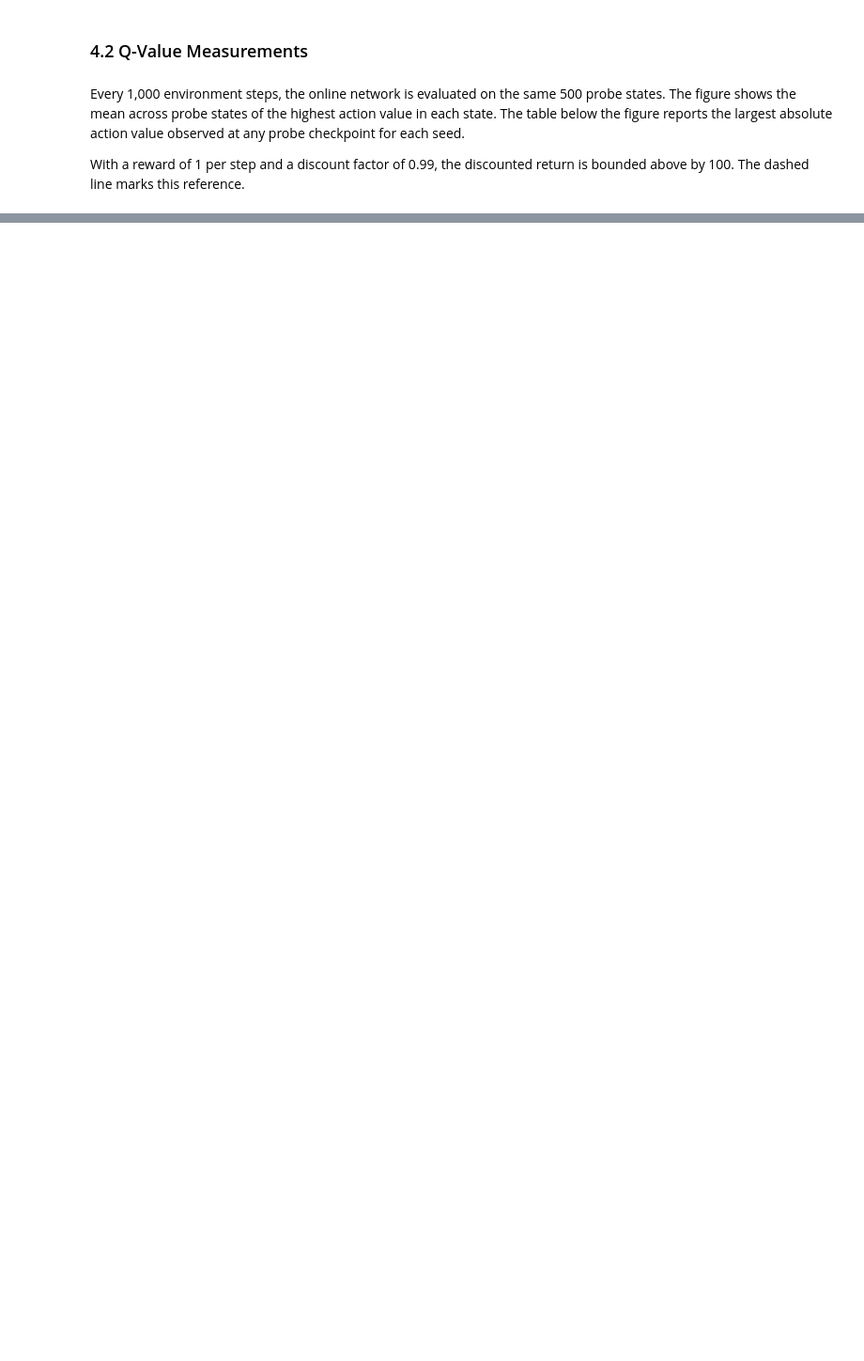
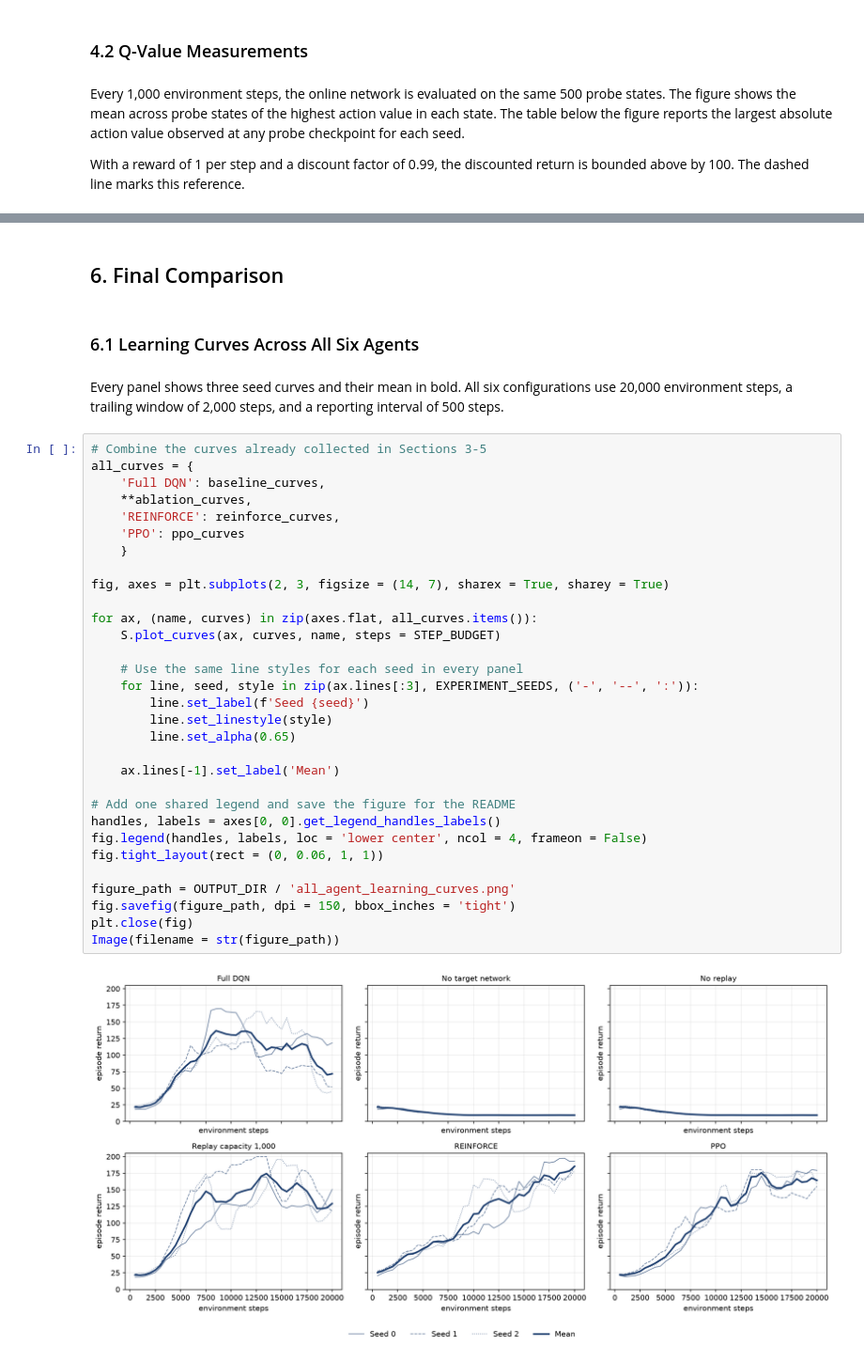
Before and after one commit to dancmartin11/aigc-5500-lab-09-training-an-rl-agent, a Jupyter notebook: daniel_alejandro_castillo_martin_LAB9.ipynb, the cells around one changed output, grey strips where cells are left out. Shown at 94% size. Drawn from its saved outputs; the diff is of its cells as text; blank space fills up the shorter version.

Commit message:
2026-11-25 - Add REINFORCE and PPO and compare all six CartPole configurations.

```diff
--- a/daniel_alejandro_castillo_martin_LAB9.ipynb
+++ b/daniel_alejandro_castillo_martin_LAB9.ipynb
@@ -359,0 +440,39 @@ The 1,000-transition buffer reached 150 on all three seeds and achieved a mean f
+# %% [markdown]
+## 6. Final Comparison
+# %% [markdown]
+### 6.1 Learning Curves Across All Six Agents
+# %% [markdown]
+Every panel shows three seed curves and their mean in bold. All six configurations use 20,000 environment steps, a trailing window of 2,000 steps, and a reporting interval of 500 steps.
+# %%
+# Combine the curves already collected in Sections 3-5
+all_curves = {
+    'Full DQN': baseline_curves,
+    **ablation_curves,
+    'REINFORCE': reinforce_curves,
+    'PPO': ppo_curves
+    }
+
+fig, axes = plt.subplots(2, 3, figsize = (14, 7), sharex = True, sharey = True)
+
+for ax, (name, curves) in zip(axes.flat, all_curves.items()):
+    S.plot_curves(ax, curves, name, steps = STEP_BUDGET)
+
+    # Use the same line styles for each seed in every panel
+    for line, seed, style in zip(ax.lines[:3], EXPERIMENT_SEEDS, ('-', '--', ':')):
+        line.set_label(f'Seed {seed}')
+        line.set_linestyle(style)
+        line.set_alpha(0.65)
+
+    ax.lines[-1].set_label('Mean')
+
+# Add one shared legend and save the figure for the README
+handles, labels = axes[0, 0].get_legend_handles_labels()
+fig.legend(handles, labels, loc = 'lower center', ncol = 4, frameon = False)
+fig.tight_layout(rect = (0, 0.06, 1, 1))
+
+figure_path = OUTPUT_DIR / 'all_agent_learning_curves.png'
+fig.savefig(figure_path, dpi = 150, bbox_inches = 'tight')
+plt.close(fig)
+Image(filename = str(figure_path))
+# %% [output]
+[figure, added]
```
Also changed, not shown: parts of 24 cells of this notebook, 2 other files.
